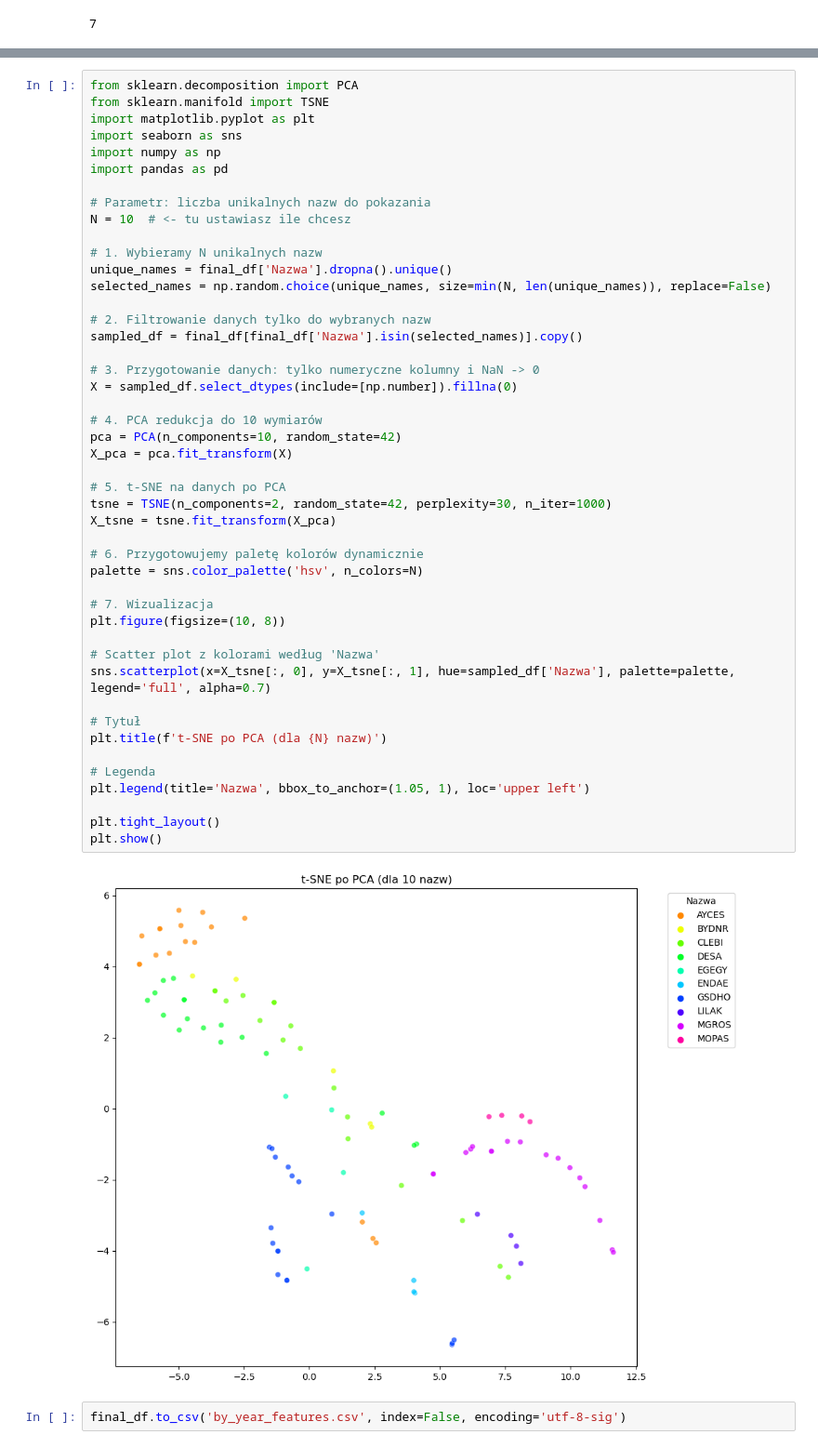
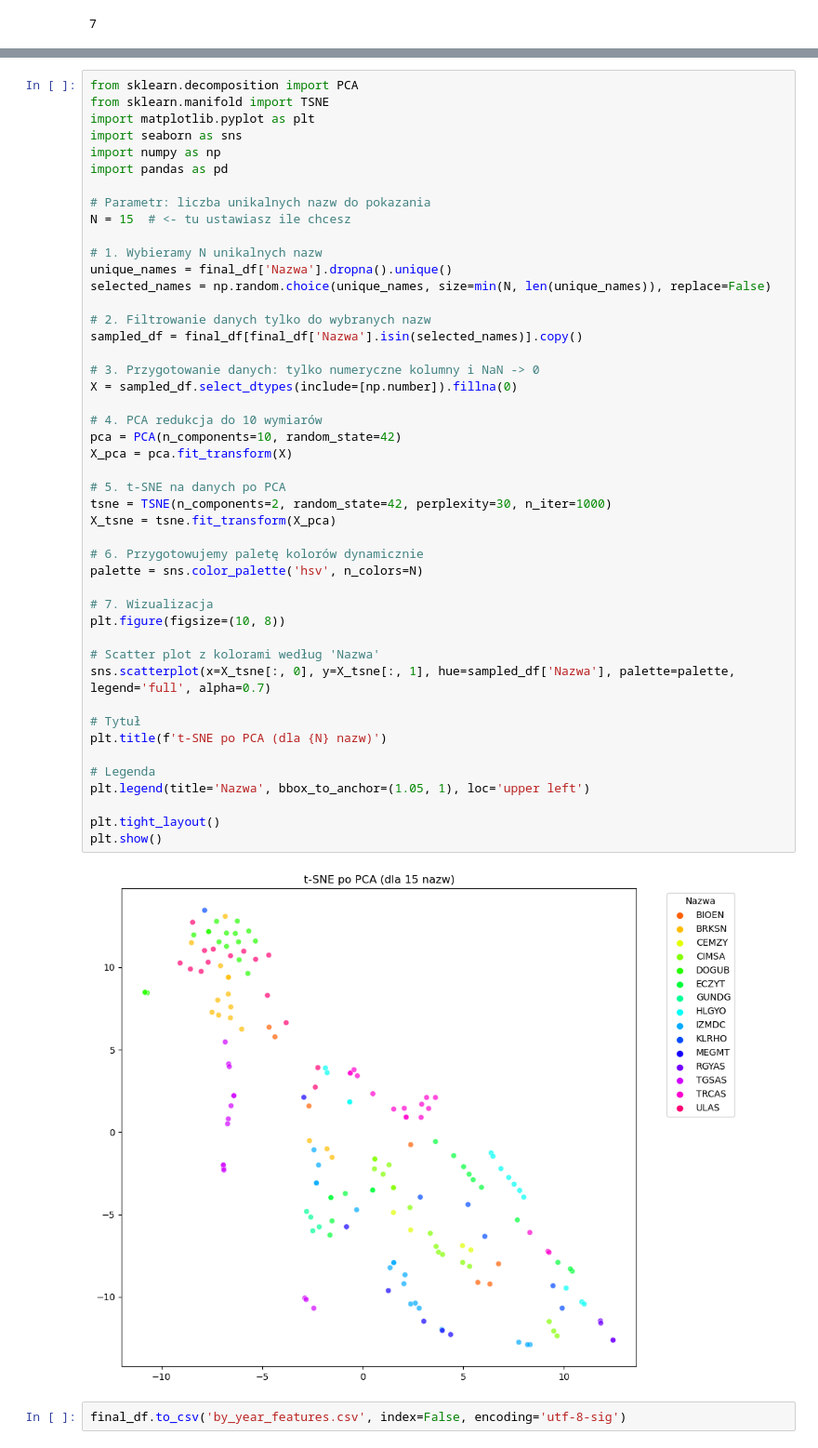
Before and after one commit to Karol315/Ml_project_clasterization, a Jupyter notebook: data_preparing.ipynb, the cells around one changed output, grey strips where cells are left out. Shown at 93% size. Cells and saved outputs as stored; diff of their text form.

```diff
--- a/data_preparing.ipynb
+++ b/data_preparing.ipynb
@@ -226,7 +226,7 @@ import numpy as np
 import pandas as pd
 
 # Parametr: liczba unikalnych nazw do pokazania
-N = 10  # <- tu ustawiasz ile chcesz
+N = 15  # <- tu ustawiasz ile chcesz
 
 # 1. Wybieramy N unikalnych nazw
 unique_names = final_df['Nazwa'].dropna().unique()
@@ -237,33 +237,33 @@ sampled_df = final_df[final_df['Nazwa'].isin(selected_names)].copy()
 
 # 3. Przygotowanie danych: tylko numeryczne kolumny i NaN -> 0
 X = sampled_df.select_dtypes(include=[np.number]).fillna(0)
 
 # 4. PCA redukcja do 10 wymiarów
 pca = PCA(n_components=10, random_state=42)
 X_pca = pca.fit_transform(X)
 
 # 5. t-SNE na danych po PCA
 tsne = TSNE(n_components=2, random_state=42, perplexity=30, n_iter=1000)
 X_tsne = tsne.fit_transform(X_pca)
 
 # 6. Przygotowujemy paletę kolorów dynamicznie
 palette = sns.color_palette('hsv', n_colors=N)
 
 # 7. Wizualizacja
 plt.figure(figsize=(10, 8))
 
 # Scatter plot z kolorami według 'Nazwa'
 sns.scatterplot(x=X_tsne[:, 0], y=X_tsne[:, 1], hue=sampled_df['Nazwa'], palette=palette, legend='full', alpha=0.7)
 
 # Tytuł
 plt.title(f't-SNE po PCA (dla {N} nazw)')
 
 # Legenda
 plt.legend(title='Nazwa', bbox_to_anchor=(1.05, 1), loc='upper left')
 
 plt.tight_layout()
 plt.show()
 # %% [output]
-[figure, old version]
+[figure, new version]
 # %%
 final_df.to_csv('by_year_features.csv', index=False, encoding='utf-8-sig')
```
